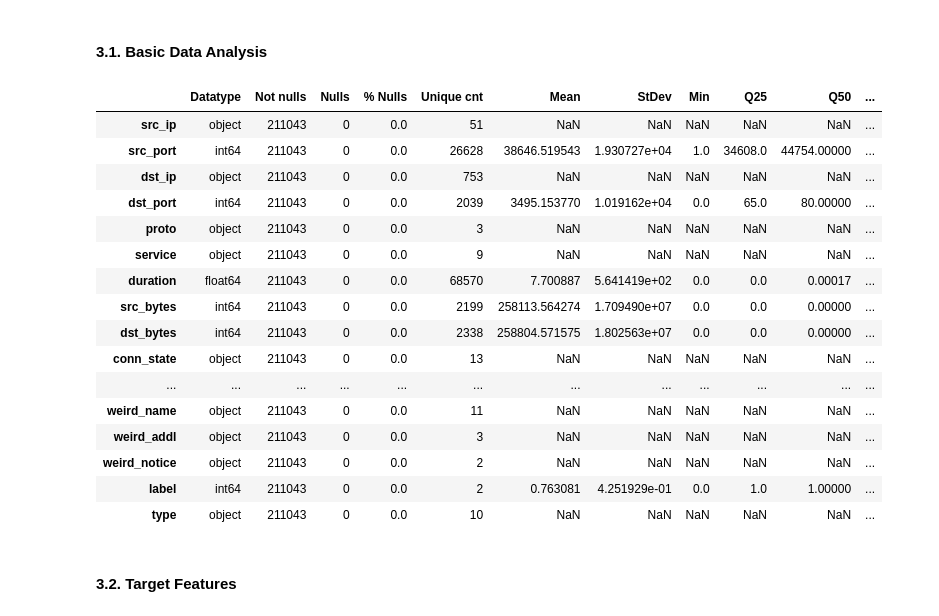
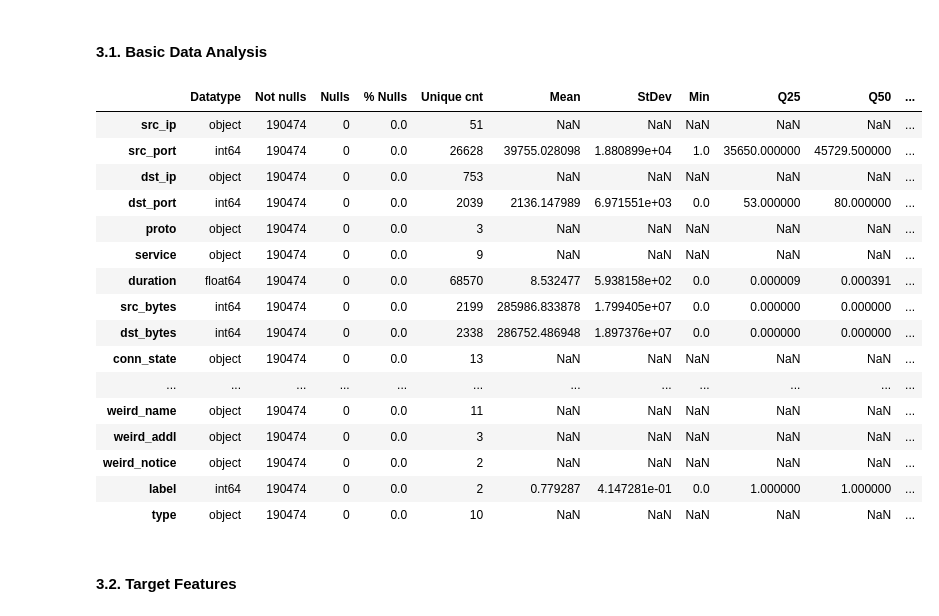
Before and after one commit to rodrig0rocha/IDS_IoT, a Jupyter notebook: Workplace/ToN_IoT.ipynb, the cells around one changed output. Saved outputs shown, nothing was run; the diff lists cells and outputs as text; code cells hidden in the pictures.

```diff
--- a/Workplace/ToN_IoT.ipynb
+++ b/Workplace/ToN_IoT.ipynb
@@ -53,0 +33,6 @@ Dataframe shape: (190474, 44)
+# %%
+ton_iot_loader = DatasetLoader("TON_IoT/train_test_network")
+
+df= ton_iot_loader.load()
+df = ton_iot_loader.remove_duplicates(df)
+df
@@ -56,25 +57,25 @@ Dataframe shape: (190474, 44)
 # %% [markdown]
 #### 3.1. Basic Data Analysis
 # %%
-ton_iot_loader.info()
+ton_iot_loader.info(df)
 # %% [output]
 |  | Datatype | Not nulls | Nulls | % Nulls | Unique cnt | Mean | StDev | Min | Q25 | Q50 | ... |
-| src_ip | object | 211043 | 0 | 0.0 | 51 | NaN | NaN | NaN | NaN | NaN | ... |
-| src_port | int64 | 211043 | 0 | 0.0 | 26628 | 38646.519543 | 1.930727e+04 | 1.0 | 34608.0 | 44754.00000 | ... |
-| dst_ip | object | 211043 | 0 | 0.0 | 753 | NaN | NaN | NaN | NaN | NaN | ... |
-| dst_port | int64 | 211043 | 0 | 0.0 | 2039 | 3495.153770 | 1.019162e+04 | 0.0 | 65.0 | 80.00000 | ... |
-| proto | object | 211043 | 0 | 0.0 | 3 | NaN | NaN | NaN | NaN | NaN | ... |
-| service | object | 211043 | 0 | 0.0 | 9 | NaN | NaN | NaN | NaN | NaN | ... |
-| duration | float64 | 211043 | 0 | 0.0 | 68570 | 7.700887 | 5.641419e+02 | 0.0 | 0.0 | 0.00017 | ... |
-| src_bytes | int64 | 211043 | 0 | 0.0 | 2199 | 258113.564274 | 1.709490e+07 | 0.0 | 0.0 | 0.00000 | ... |
-| dst_bytes | int64 | 211043 | 0 | 0.0 | 2338 | 258804.571575 | 1.802563e+07 | 0.0 | 0.0 | 0.00000 | ... |
-| conn_state | object | 211043 | 0 | 0.0 | 13 | NaN | NaN | NaN | NaN | NaN | ... |
+| src_ip | object | 190474 | 0 | 0.0 | 51 | NaN | NaN | NaN | NaN | NaN | ... |
+| src_port | int64 | 190474 | 0 | 0.0 | 26628 | 39755.028098 | 1.880899e+04 | 1.0 | 35650.000000 | 45729.500000 | ... |
+| dst_ip | object | 190474 | 0 | 0.0 | 753 | NaN | NaN | NaN | NaN | NaN | ... |
+| dst_port | int64 | 190474 | 0 | 0.0 | 2039 | 2136.147989 | 6.971551e+03 | 0.0 | 53.000000 | 80.000000 | ... |
+| proto | object | 190474 | 0 | 0.0 | 3 | NaN | NaN | NaN | NaN | NaN | ... |
+| service | object | 190474 | 0 | 0.0 | 9 | NaN | NaN | NaN | NaN | NaN | ... |
+| duration | float64 | 190474 | 0 | 0.0 | 68570 | 8.532477 | 5.938158e+02 | 0.0 | 0.000009 | 0.000391 | ... |
+| src_bytes | int64 | 190474 | 0 | 0.0 | 2199 | 285986.833878 | 1.799405e+07 | 0.0 | 0.000000 | 0.000000 | ... |
+| dst_bytes | int64 | 190474 | 0 | 0.0 | 2338 | 286752.486948 | 1.897376e+07 | 0.0 | 0.000000 | 0.000000 | ... |
+| conn_state | object | 190474 | 0 | 0.0 | 13 | NaN | NaN | NaN | NaN | NaN | ... |
 | ... | ... | ... | ... | ... | ... | ... | ... | ... | ... | ... | ... |
-| weird_name | object | 211043 | 0 | 0.0 | 11 | NaN | NaN | NaN | NaN | NaN | ... |
-| weird_addl | object | 211043 | 0 | 0.0 | 3 | NaN | NaN | NaN | NaN | NaN | ... |
-| weird_notice | object | 211043 | 0 | 0.0 | 2 | NaN | NaN | NaN | NaN | NaN | ... |
-| label | int64 | 211043 | 0 | 0.0 | 2 | 0.763081 | 4.251929e-01 | 0.0 | 1.0 | 1.00000 | ... |
-| type | object | 211043 | 0 | 0.0 | 10 | NaN | NaN | NaN | NaN | NaN | ... |
+| weird_name | object | 190474 | 0 | 0.0 | 11 | NaN | NaN | NaN | NaN | NaN | ... |
+| weird_addl | object | 190474 | 0 | 0.0 | 3 | NaN | NaN | NaN | NaN | NaN | ... |
+| weird_notice | object | 190474 | 0 | 0.0 | 2 | NaN | NaN | NaN | NaN | NaN | ... |
+| label | int64 | 190474 | 0 | 0.0 | 2 | 0.779287 | 4.147281e-01 | 0.0 | 1.000000 | 1.000000 | ... |
+| type | object | 190474 | 0 | 0.0 | 10 | NaN | NaN | NaN | NaN | NaN | ... |
 # %% [markdown]
 #### 3.2. Target Features
 # %%
```
Also changed, not shown: parts of 12 cells of this notebook, 3 other files.
